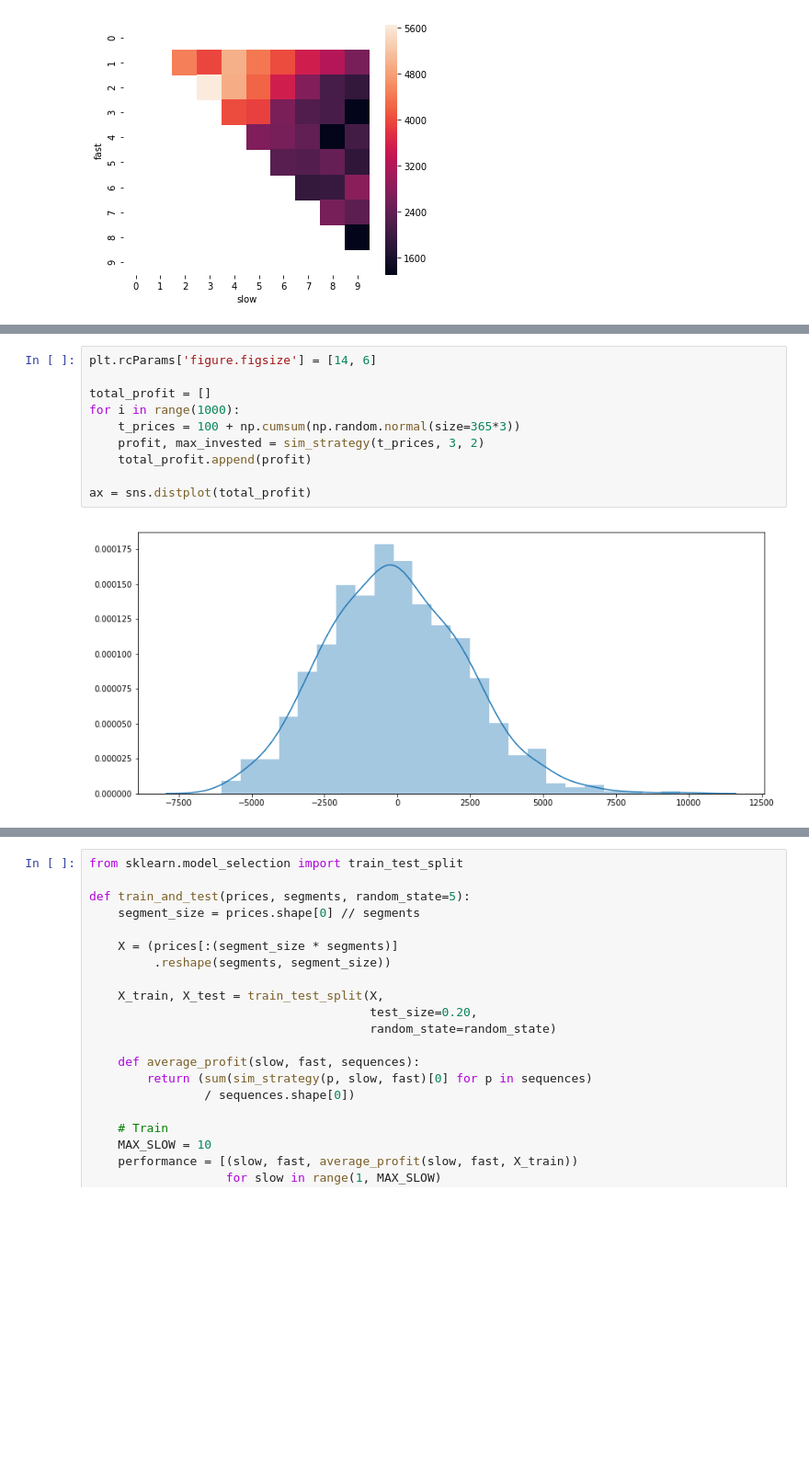
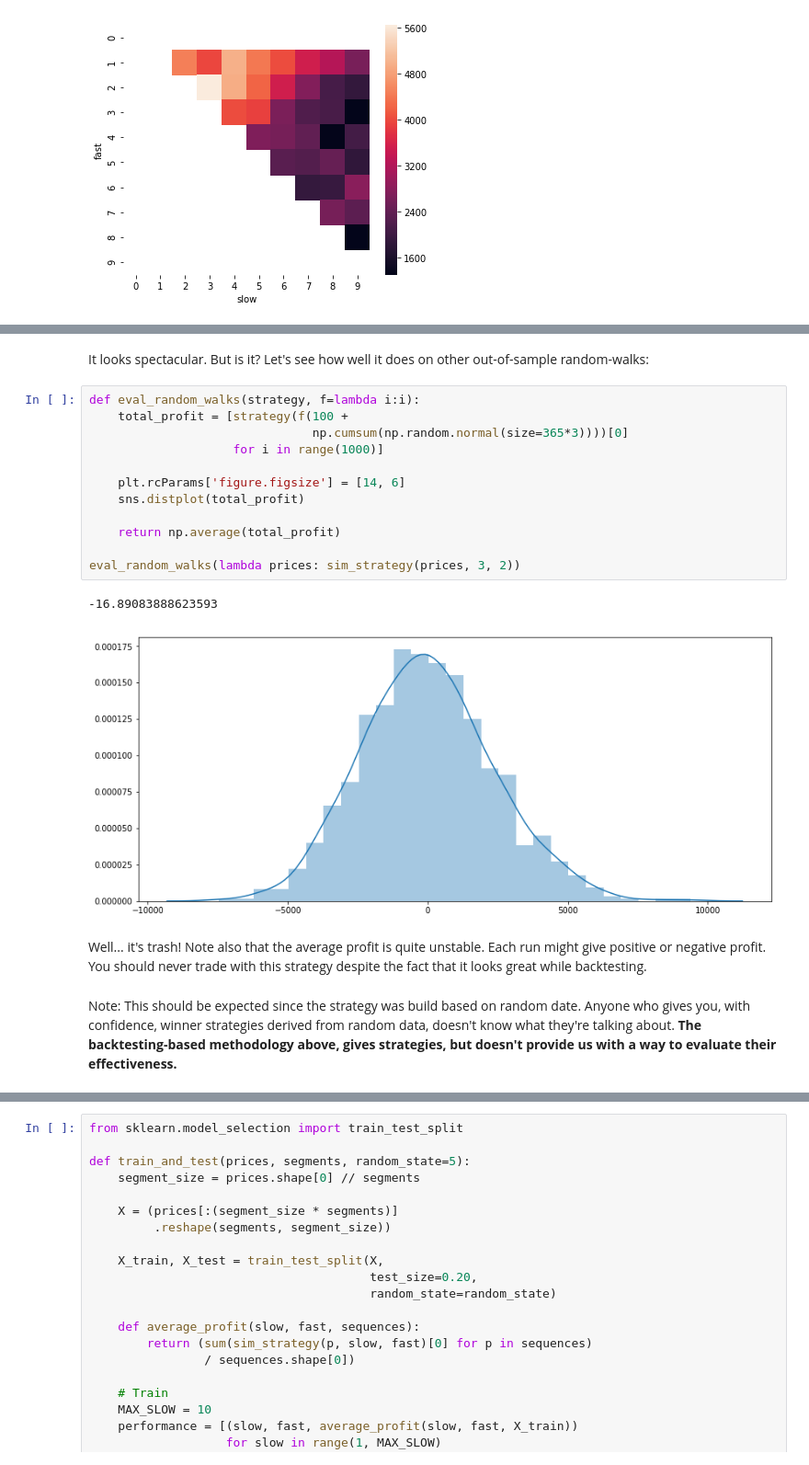
Before and after one commit to lookfwd/trading-strategies-and-methods, a Jupyter notebook: timeseries.ipynb, the cells around one changed output, grey strips where cells are left out. Shown at 92% size. Cells and saved outputs as stored; diff of their text form; blank space fills up the shorter version.

```diff
--- a/timeseries.ipynb
+++ b/timeseries.ipynb
@@ -178,15 +196,24 @@ plot(prices, 3, 2, 670, 30)
 [figure]
 [figure]
 [figure]
-# %%
-plt.rcParams['figure.figsize'] = [14, 6]
-
-total_profit = []
-for i in range(1000):
-    t_prices = 100 + np.cumsum(np.random.normal(size=365*3))
-    profit, max_invested = sim_strategy(t_prices, 3, 2)
-    total_profit.append(profit)
-
-ax = sns.distplot(total_profit)
-# %% [output]
-[figure, removed]
+# %% [markdown]
+It looks spectacular. But is it? Let's see how well it does on other out-of-sample random-walks:
+# %%
+def eval_random_walks(strategy, f=lambda i:i):
+    total_profit = [strategy(f(100 +
+                               np.cumsum(np.random.normal(size=365*3))))[0]
+                    for i in range(1000)]
+
+    plt.rcParams['figure.figsize'] = [14, 6]
+    sns.distplot(total_profit)
+
+    return np.average(total_profit)
+
+eval_random_walks(lambda prices: sim_strategy(prices, 3, 2))
+# %% [output]
+-16.89083888623593
+[figure, added]
+# %% [markdown]
+Well... it's trash! Note also that the average profit is quite unstable. Each run might give positive or negative profit. You should never trade with this strategy despite the fact that it looks great while backtesting.
+# %% [markdown]
+Note: This should be expected since the strategy was build based on random date. Anyone who gives you, with confidence, winner strategies derived from random data, doesn't know what they're talking about. **The backtesting-based methodology above, gives strategies, but doesn't provide us with a way to evaluate their effectiveness.**
```
Also changed, not shown: parts of 34 cells of this notebook.
